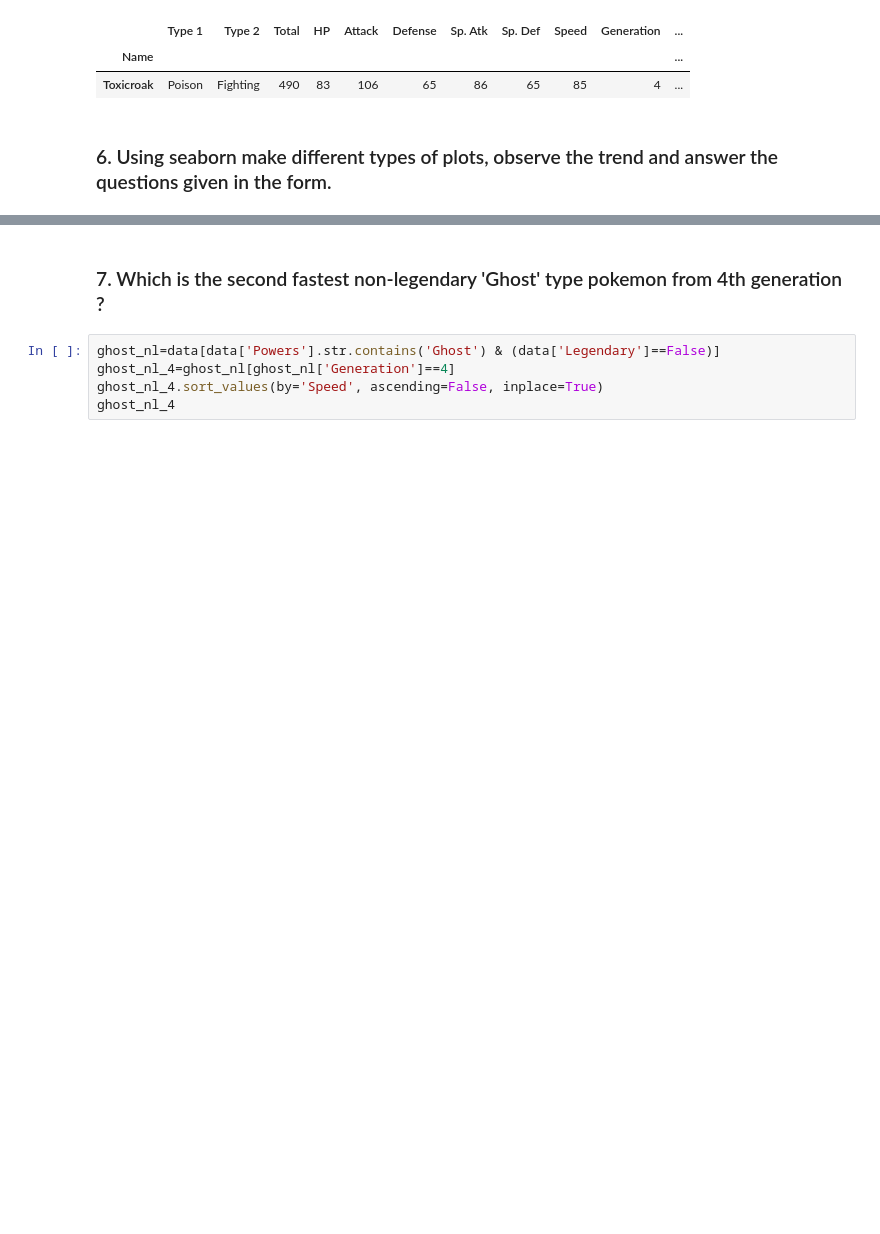
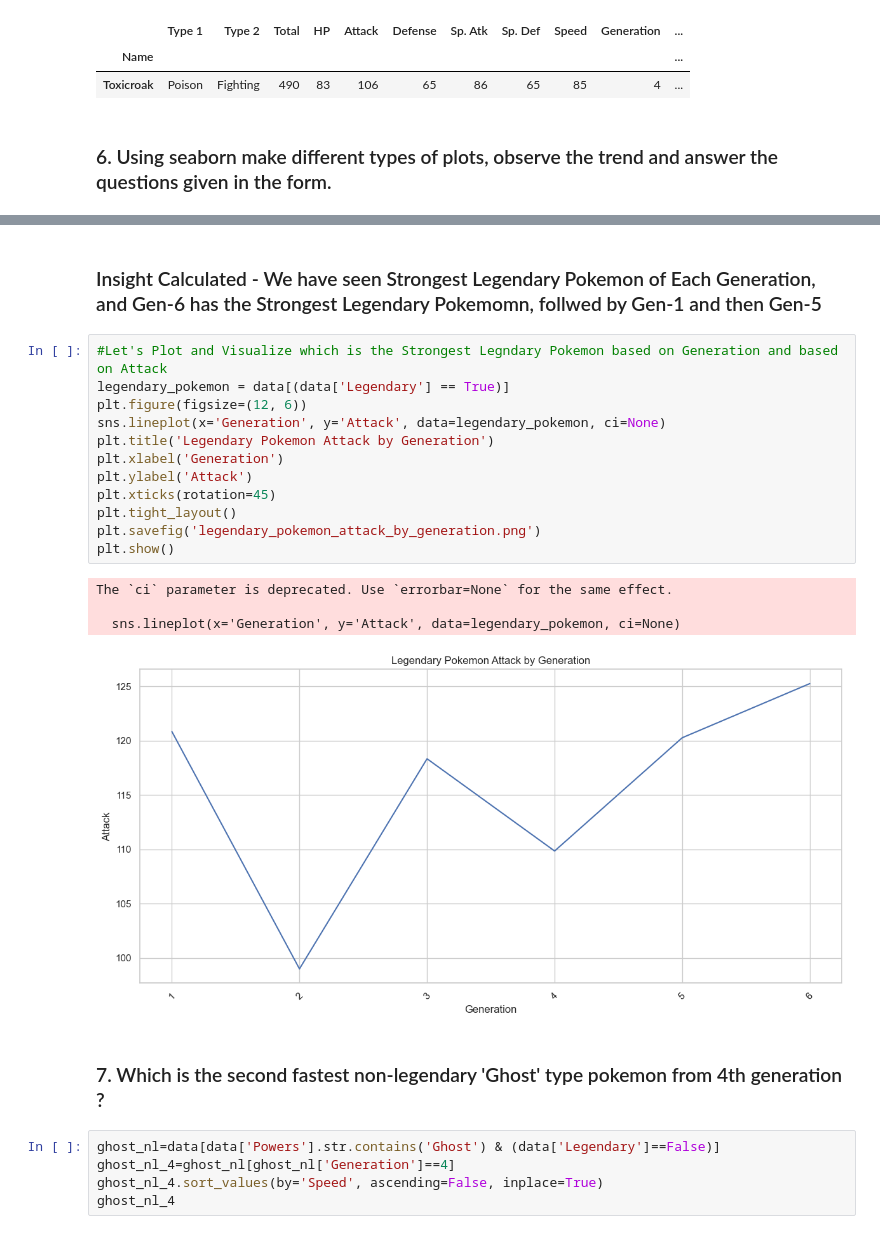
Before and after one commit to dev9086/Summer-of-ML, a Jupyter notebook: SoM-2025/Week-1/24BSM020/24BSM020_W1.ipynb, the cells around one changed output, grey strips where cells are left out. Drawn from its saved outputs; the diff is of its cells as text; blank space fills up the shorter version.

```diff
--- a/SoM-2025/Week-1/24BSM020/24BSM020_W1.ipynb
+++ b/SoM-2025/Week-1/24BSM020/24BSM020_W1.ipynb
@@ -160,3 +188,22 @@ import matplotlib.pyplot as plt
+# %% [markdown]
+### Insight Calculated - We have seen Strongest Legendary Pokemon of Each Generation, and Gen-6 has the Strongest Legendary Pokemomn, follwed by Gen-1 and then Gen-5
+# %%
+#Let's Plot and Visualize which is the Strongest Legndary Pokemon based on Generation and based on Attack
+legendary_pokemon = data[(data['Legendary'] == True)]
+plt.figure(figsize=(12, 6))
+sns.lineplot(x='Generation', y='Attack', data=legendary_pokemon, ci=None)
+plt.title('Legendary Pokemon Attack by Generation')
+plt.xlabel('Generation')
+plt.ylabel('Attack')
+plt.xticks(rotation=45)
+plt.tight_layout()
+plt.savefig('legendary_pokemon_attack_by_generation.png')
+plt.show()
+# %% [output]
+The `ci` parameter is deprecated. Use `errorbar=None` for the same effect.
+
+  sns.lineplot(x='Generation', y='Attack', data=legendary_pokemon, ci=None)
+[figure, added]
 # %% [markdown]
 ### 7. Which is the second fastest non-legendary 'Ghost' type pokemon from 4th generation ?
 # %%
```
Also changed, not shown: parts of 9 cells of this notebook, 6 other files.
